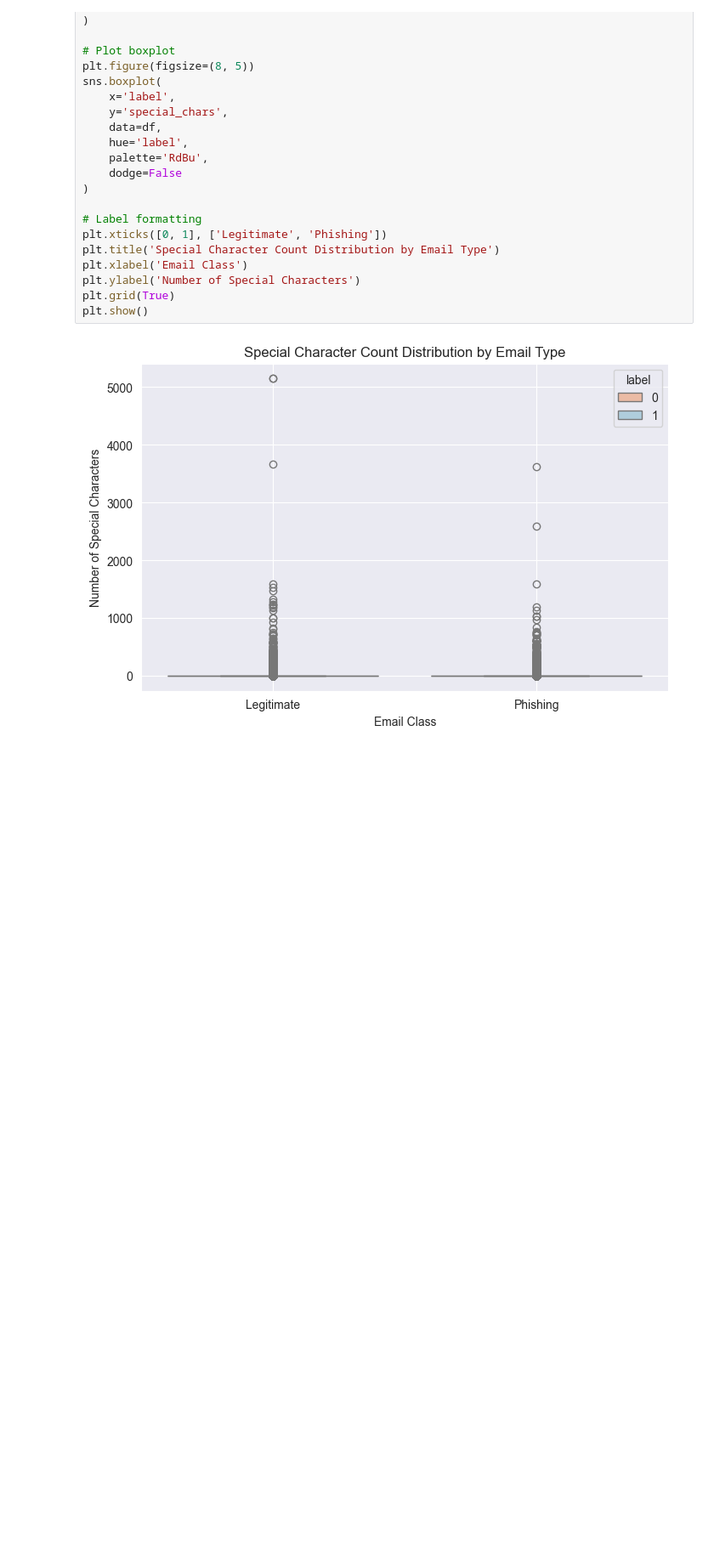
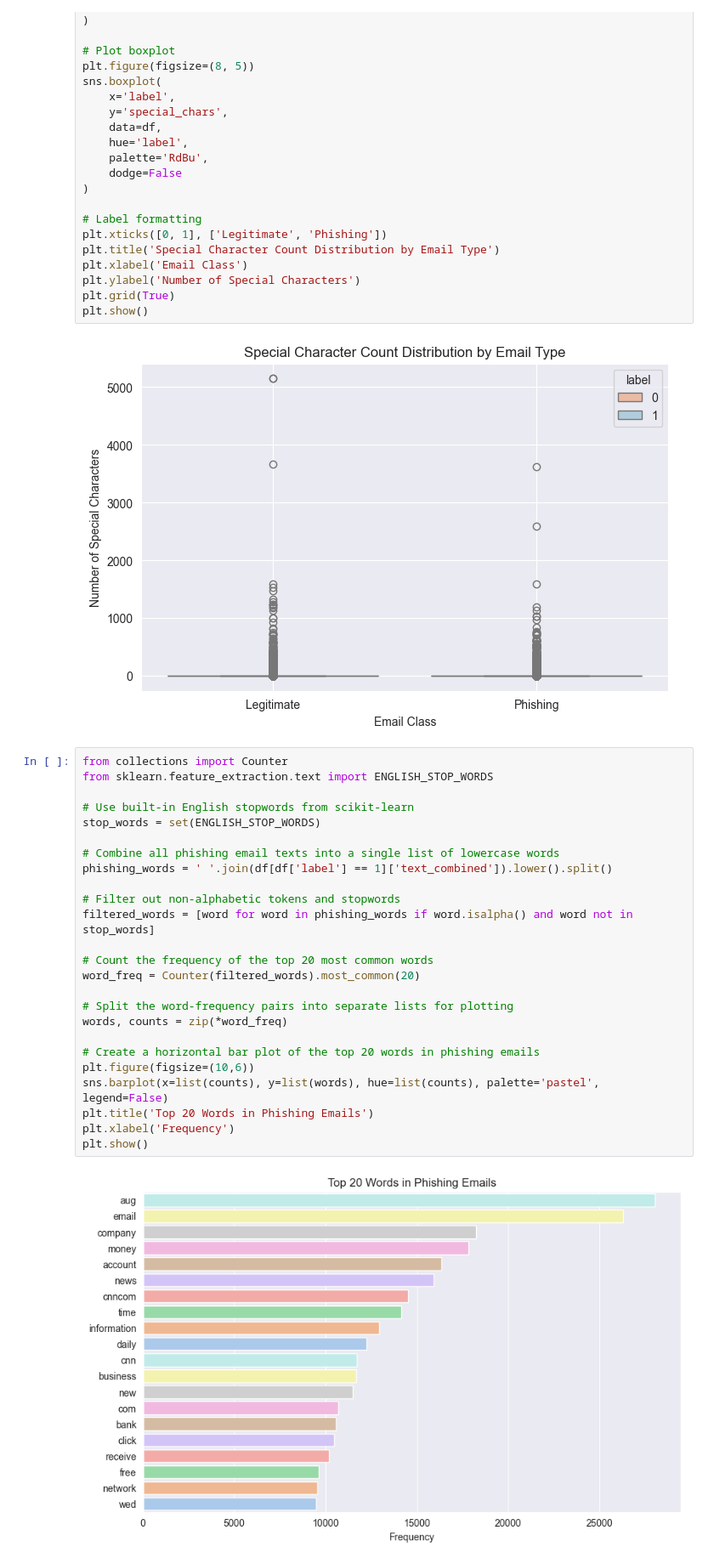
Before and after one commit to Brandon-Kee/Phishing-Detection, a Jupyter notebook: phishing-analysis.ipynb, the cells around one changed output. Shown: that part at 85% size. Cells and saved outputs as stored; diff of their text form; blank space fills up the shorter version.

Commit message:
Top words plot

```diff
--- a/phishing-analysis.ipynb
+++ b/phishing-analysis.ipynb
@@ -92,3 +92,30 @@ plt.grid(True)
 plt.show()
 # %% [output]
 [figure]
+# %%
+from collections import Counter
+from sklearn.feature_extraction.text import ENGLISH_STOP_WORDS
+
+# Use built-in English stopwords from scikit-learn
+stop_words = set(ENGLISH_STOP_WORDS)
+
+# Combine all phishing email texts into a single list of lowercase words
+phishing_words = ' '.join(df[df['label'] == 1]['text_combined']).lower().split()
+
+# Filter out non-alphabetic tokens and stopwords
+filtered_words = [word for word in phishing_words if word.isalpha() and word not in stop_words]
+
+# Count the frequency of the top 20 most common words
+word_freq = Counter(filtered_words).most_common(20)
+
+# Split the word-frequency pairs into separate lists for plotting
+words, counts = zip(*word_freq)
+
+# Create a horizontal bar plot of the top 20 words in phishing emails
+plt.figure(figsize=(10,6))
+sns.barplot(x=list(counts), y=list(words), hue=list(counts), palette='pastel', legend=False)
+plt.title('Top 20 Words in Phishing Emails')
+plt.xlabel('Frequency')
+plt.show()
+# %% [output]
+[figure, added]
```
